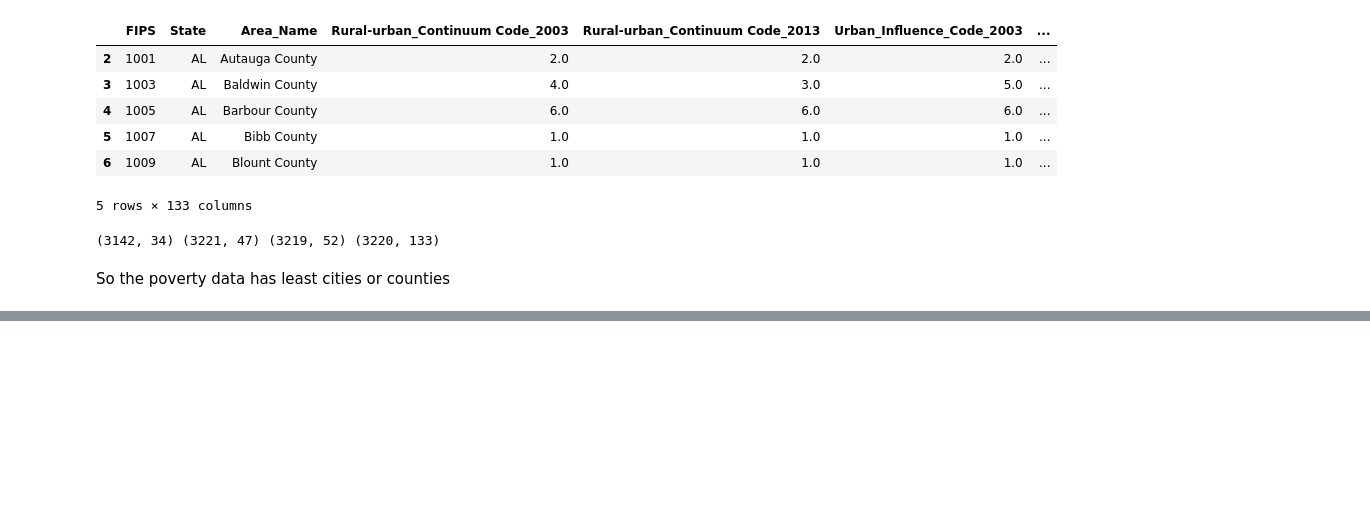
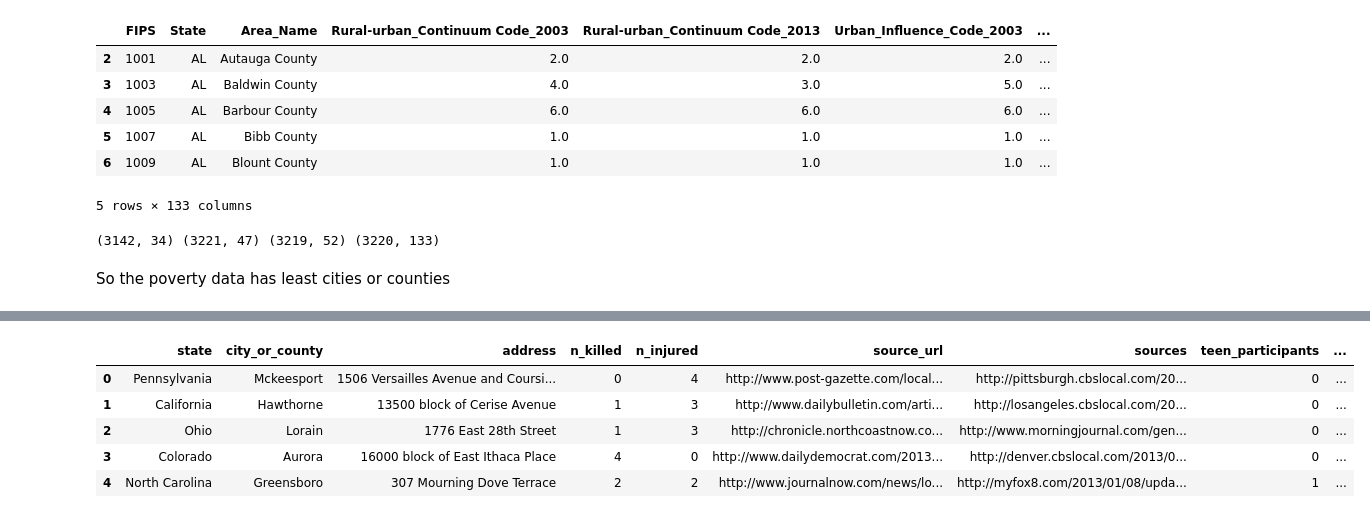
Before and after one commit to AkankshaNichrelay/Analysing-gun-violence-incidents, a Jupyter notebook: more_features.ipynb, the cells around one changed output, grey strips where cells are left out. Drawn from its saved outputs; the diff is of its cells as text; code cells hidden in the pictures; blank space fills up the shorter version.

```diff
--- a/more_features.ipynb
+++ b/more_features.ipynb
@@ -149,0 +165,89 @@ processed_all
+# %%
+from copy import deepcopy
+# Then we can merge this with gun-violence data. First we read gun-violence and do some preprosessing according to our needs.
+# I just copy from main.ipynb
+all_data = load_data()
+processed_data = deepcopy(all_data)
+dropped_columns = ['incident_id', 'incident_url', 'incident_url_fields_missing', 'gun_stolen',
+                   'gun_type', 'location_description', 'n_guns_involved', 'notes', 'participant_age',
+                   'participant_name', 'participant_relationship', 'date']
+
+processed_data = processed_data.drop(dropped_columns, axis=1)
+
+# add new columns to our dataframe
+new_columns = [['child_participants', 'teen_participants', 'adult_participants'],
+              ['male_participants', 'female_participants'],
+              ['arrested_participants', 'injured_participants', 'killed_participants', 'unharmed_participants'],
+              ['victims_involved', 'suspects_identified']];
+
+for item in new_columns:
+    for col in item:
+        processed_data[col] = 0
+
+processed_data_new = processed_data.copy()
+
+new_columns = [['child_participants', 'teen_participants', 'adult_participants'],
+              ['male_participants', 'female_participants'],
+              ['arrested_participants', 'injured_participants', 'killed_participants', 'unharmed_participants'],
+              ['victims_involved', 'suspects_identified']];
+
+info_list = [
+               ['Child', 'Teen','Adult'],
+               ['Male', 'Female'],
+               ['Arrested', 'Injured', 'Killed', 'Unharmed'],
+               ['Victim', 'Suspect']
+            ];
+
+def extractInfoFromColumns(row_index, column_name_list, info_list, new_columns):
+
+    temp_dict = {}
+    for i in range(len(column_name_list)):
+        column_name = column_name_list[i]
+        line = processed_data.at[row_index,column_name]
+        #print(line)
+        #break
+        s = str(line).replace('||', '|')
+        arr = s.split('|')
+        for e in arr:
+            e = e.replace('::', ':')
+            if e.find(':') != -1:
+                e = e[e.find(':')+1:]
+
+            if ", Arrested" in e:
+                e= 'Arrested'
+
+            #print(e)
+            item = info_list[i]
+            for j in range(len(item)):
+                #print(item[j])
+                if item[j] in e:
+                    new_col = new_columns[i][j]
+                    if new_col not in temp_dict:
+                        #print(e)
+                        temp_dict[new_col] = 1
+                    else:
+                        temp_dict[new_col] += 1
+                #else:
+                    #print('not found '+item[j])
+    #print(temp_dict)
+    for key, value in temp_dict.items():
+        processed_data_new.at[row_index,key] = value
+
+cols = ['participant_age_group', 'participant_gender', 'participant_status', 'participant_type']
+for i in range(len(processed_data)):
+    extractInfoFromColumns(i, cols, info_list, new_columns)
+
+dropped_columns = ['congressional_district','incident_characteristics','latitude','longitude',
+                  'participant_age_group', 'participant_gender', 'participant_status','participant_type',
+                  'killed_participants','injured_participants','state_house_district', 'state_senate_district',
+                  'child_participants', 'adult_participants', 'male_participants', 'female_participants',
+                   'arrested_participants', 'unharmed_participants']
+processed_data_new = processed_data_new.drop(dropped_columns, axis=1)
+processed_data_new.head()
+# %% [output]
+|  | state | city_or_county | address | n_killed | n_injured | source_url | sources | teen_participants | ... |
+| 0 | Pennsylvania | Mckeesport | 1506 Versailles Avenue and Coursi... | 0 | 4 | http://www.post-gazette.com/local... | http://pittsburgh.cbslocal.com/20... | 0 | ... |
+| 1 | California | Hawthorne | 13500 block of Cerise Avenue | 1 | 3 | http://www.dailybulletin.com/arti... | http://losangeles.cbslocal.com/20... | 0 | ... |
+| 2 | Ohio | Lorain | 1776 East 28th Street | 1 | 3 | http://chronicle.northcoastnow.co... | http://www.morningjournal.com/gen... | 0 | ... |
+| 3 | Colorado | Aurora | 16000 block of East Ithaca Place | 4 | 0 | http://www.dailydemocrat.com/2013... | http://denver.cbslocal.com/2013/0... | 0 | ... |
+| 4 | North Carolina | Greensboro | 307 Mourning Dove Terrace | 2 | 2 | http://www.journalnow.com/news/lo... | http://myfox8.com/2013/01/08/upda... | 1 | ... |
```
Also changed, not shown: parts of 7 cells of this notebook, 1 other file.
